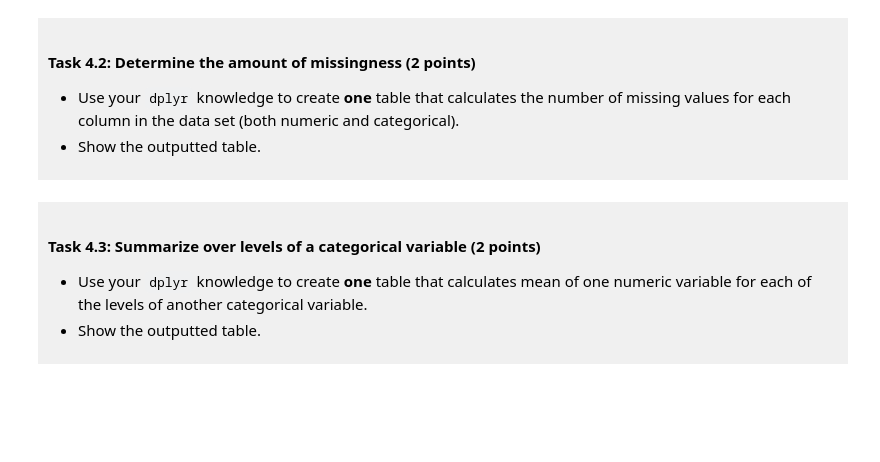
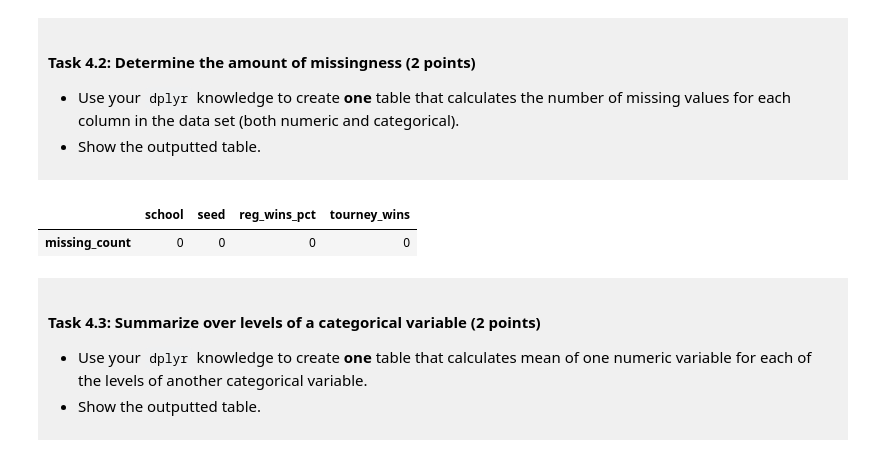
Before and after one commit to liyashehera/dsci-100-project-shehera, a Jupyter notebook: dsci-100-project-notebook (1).ipynb, the cells around one changed output. Saved outputs shown, nothing was run; the diff lists cells and outputs as text; code cells hidden in the pictures; blank space fills up the shorter version.

Commit message:
4.2 missing data

```diff
--- a/dsci-100-project-notebook (1).ipynb
+++ b/dsci-100-project-notebook (1).ipynb
@@ -255,7 +255,11 @@ summary_data
 - Show the outputted table.
 </div>
 # %%
-### EDIT THIS CODE CELL ###
+missing_data = pd.DataFrame([tidy_data.isnull().sum()]).rename(index= {0: "missing_count"})
+missing_data
+# %% [output]
+|  | school | seed | reg_wins_pct | tourney_wins |
+| missing_count | 0 | 0 | 0 | 0 |
 # %% [markdown]
 <div style="background-color: #f0f0f0; padding: 10px;">
 
```
